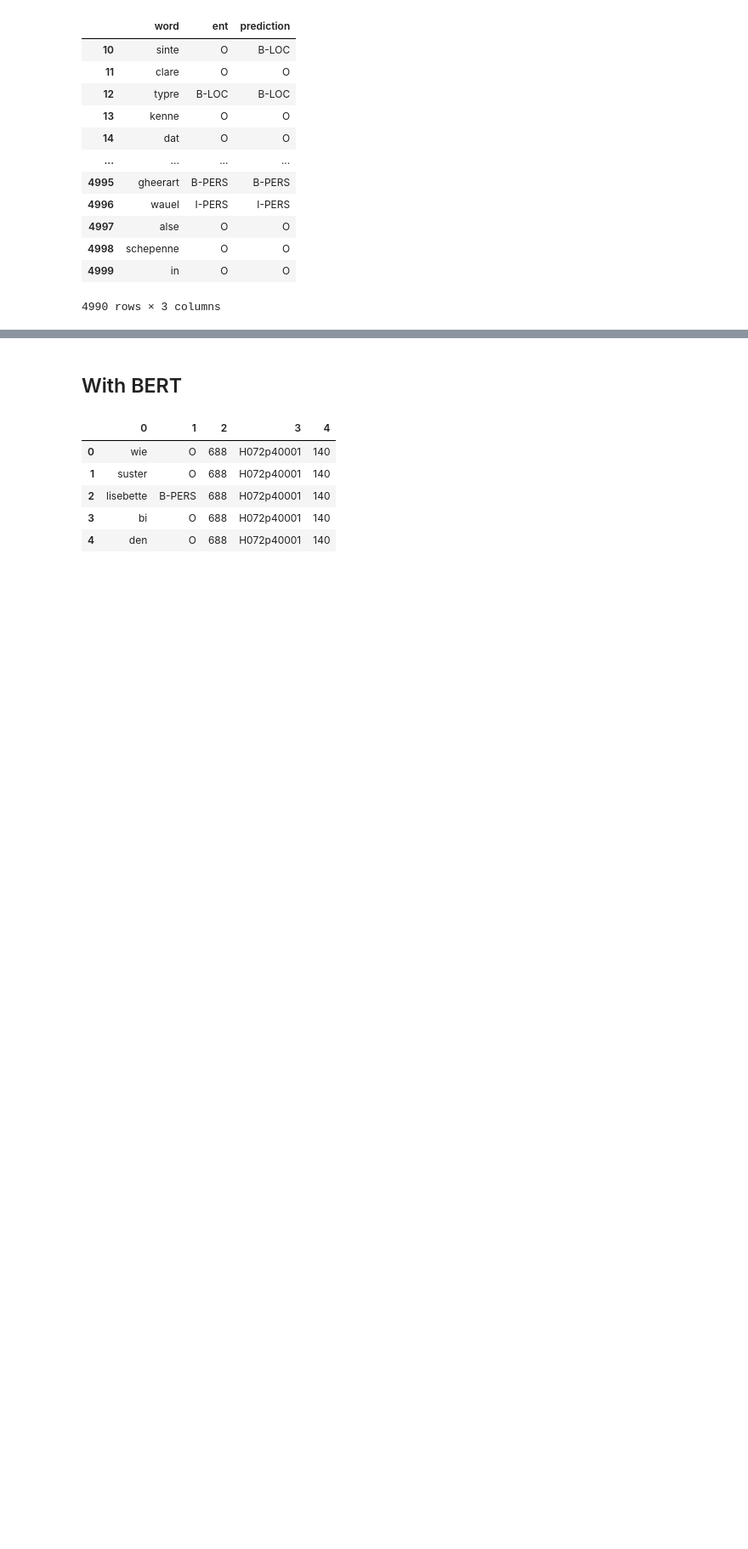
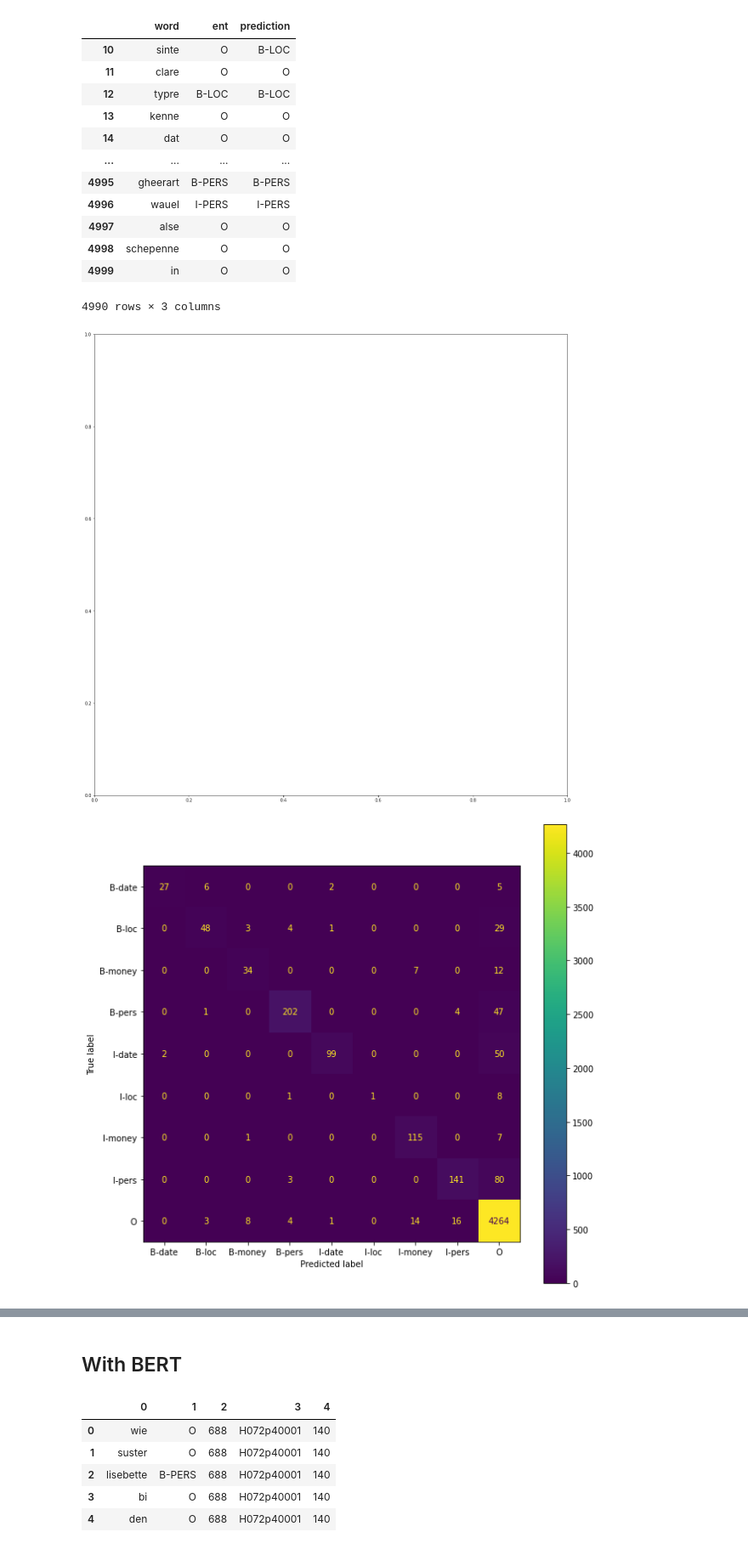
Before and after one commit to MarijkeBeersmans/MiddelNER-Middelnederlandse-named-entity-recognition, a Jupyter notebook: ModelMiddelNederlandseNER.ipynb, the cells around one changed output, grey strips where cells are left out. Shown at 85% size. Saved outputs shown, nothing was run; the diff lists cells and outputs as text; code cells hidden in the pictures; blank space fills up the shorter version.

```diff
--- a/ModelMiddelNederlandseNER.ipynb
+++ b/ModelMiddelNederlandseNER.ipynb
@@ -97,7 +98,7 @@ def map_sentence(s):
   doc = [(w, t) for w, t in zip(s[0].values.tolist(),
                                       s[1].values.tolist())]
   chunks = split(doc, 250)
-  return list(chunks)
+  return chunks
 
 def get_sent(df):
   grouped = df.groupby(2).apply(map_sentence)
@@ -318,6 +320,20 @@ df_errors[10:5000]
 | 4998 | schepenne | O | O |
 | 4999 | in | O | O |
 4990 rows × 3 columns
+# %%
+from sklearn.metrics import confusion_matrix, ConfusionMatrixDisplay
+
+fig, ax = plt.subplots(figsize=(20, 20))
+
+labels = ['B-date', 'B-loc', 'B-money', 'B-pers', 'I-date', 'I-loc', 'I-money', 'I-pers', 'O']
+
+fig, ax = plt.subplots(figsize=(10,10))
+cm = confusion_matrix(flat_y_test, flat_y_pred)
+disp = ConfusionMatrixDisplay.from_predictions(flat_y_test, flat_y_pred,
+                           display_labels=labels, ax=ax)
+# %% [output]
+[figure, added]
+[figure, added]
 # %%
 #from charter H084p35401
 
```
Also changed, not shown: parts of 27 cells of this notebook.
